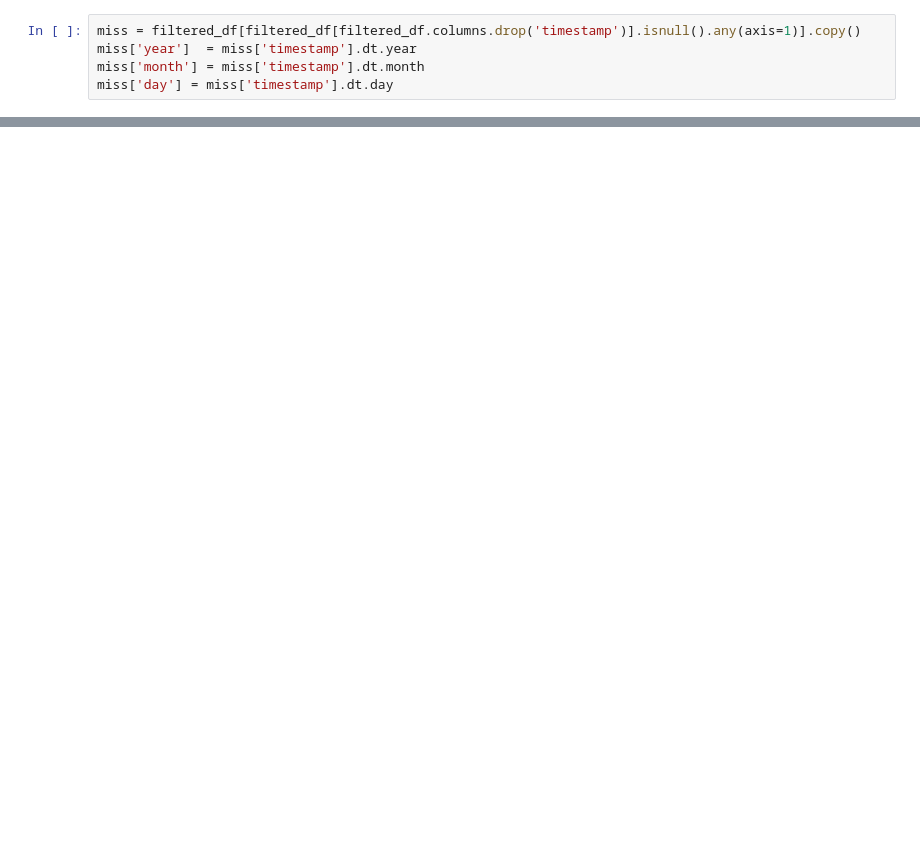
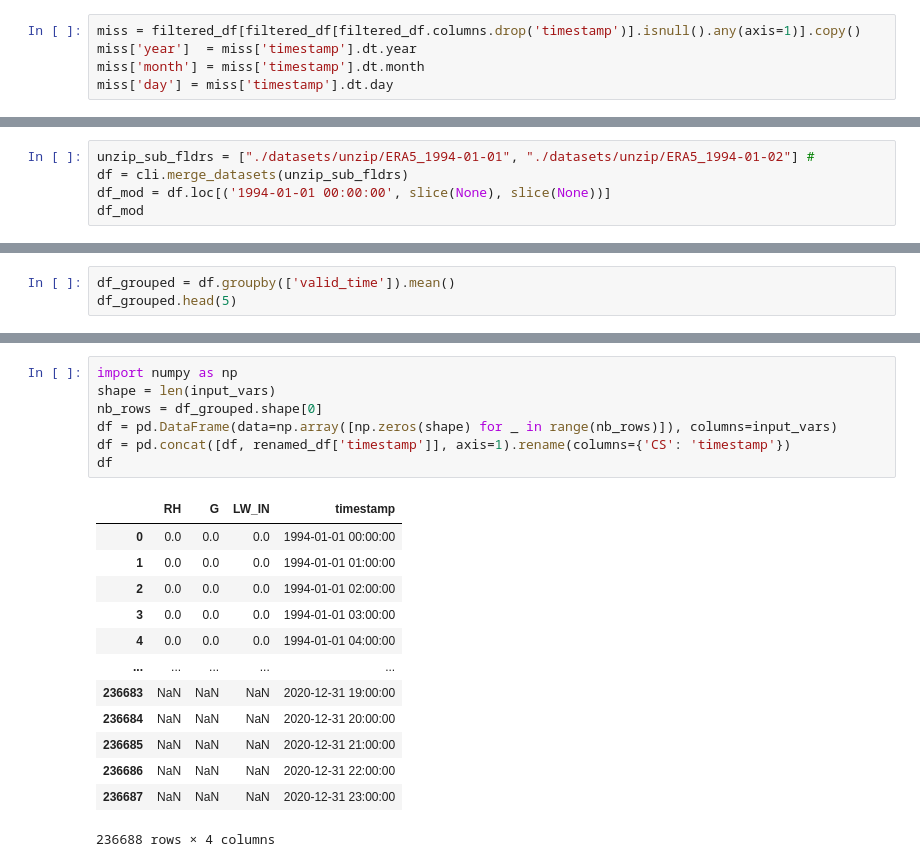
Before and after one commit to mrquaternion/CS-Pipeline, a Jupyter notebook: notebook.ipynb, the cells around one changed output, grey strips where cells are left out. Saved outputs shown, nothing was run; the diff lists cells and outputs as text; blank space fills up the shorter version.

```diff
--- a/notebook.ipynb
+++ b/notebook.ipynb
@@ -143,0 +40,5 @@ FrozenList(['time', 'latitude', 'longitude'])
+# %%
+unzip_sub_fldrs = ["./datasets/unzip/ERA5_1994-01-01", "./datasets/unzip/ERA5_1994-01-02"] #
+df = cli.merge_datasets(unzip_sub_fldrs)
+df_mod = df.loc[('1994-01-01 00:00:00', slice(None), slice(None))]
+df_mod
@@ -143,0 +47,3 @@ FrozenList(['time', 'latitude', 'longitude'])
+# %%
+df_grouped = df.groupby(['valid_time']).mean()
+df_grouped.head(5)
@@ -143,0 +65,21 @@ FrozenList(['time', 'latitude', 'longitude'])
+# %%
+import numpy as np
+shape = len(input_vars)
+nb_rows = df_grouped.shape[0]
+df = pd.DataFrame(data=np.array([np.zeros(shape) for _ in range(nb_rows)]), columns=input_vars)
+df = pd.concat([df, renamed_df['timestamp']], axis=1).rename(columns={'CS': 'timestamp'})
+df
+# %% [output]
+|  | RH | G | LW_IN | timestamp |
+| 0 | 0.0 | 0.0 | 0.0 | 1994-01-01 00:00:00 |
+| 1 | 0.0 | 0.0 | 0.0 | 1994-01-01 01:00:00 |
+| 2 | 0.0 | 0.0 | 0.0 | 1994-01-01 02:00:00 |
+| 3 | 0.0 | 0.0 | 0.0 | 1994-01-01 03:00:00 |
+| 4 | 0.0 | 0.0 | 0.0 | 1994-01-01 04:00:00 |
+| ... | ... | ... | ... | ... |
+| 236683 | NaN | NaN | NaN | 2020-12-31 19:00:00 |
+| 236684 | NaN | NaN | NaN | 2020-12-31 20:00:00 |
+| 236685 | NaN | NaN | NaN | 2020-12-31 21:00:00 |
+| 236686 | NaN | NaN | NaN | 2020-12-31 22:00:00 |
+| 236687 | NaN | NaN | NaN | 2020-12-31 23:00:00 |
+236688 rows × 4 columns
```
Also changed, not shown: parts of 13 cells of this notebook.
